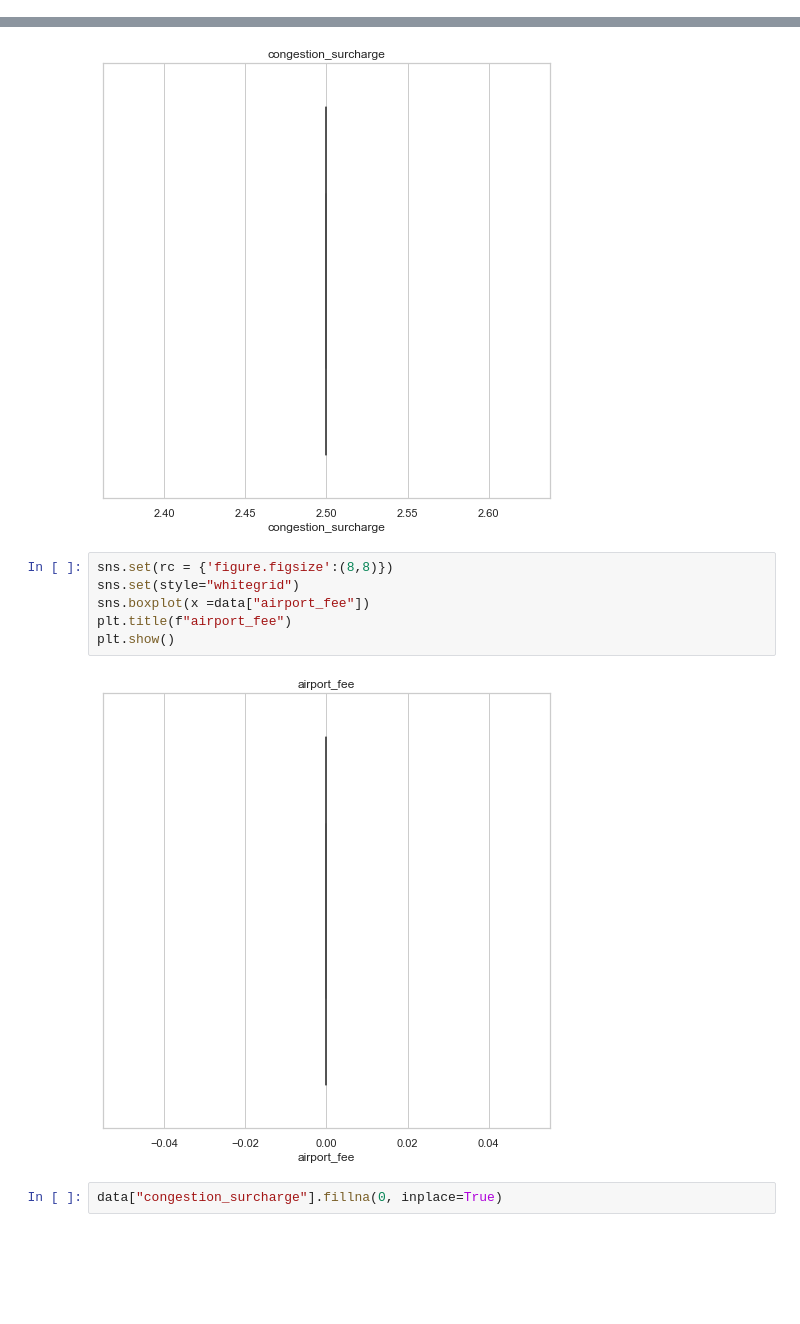
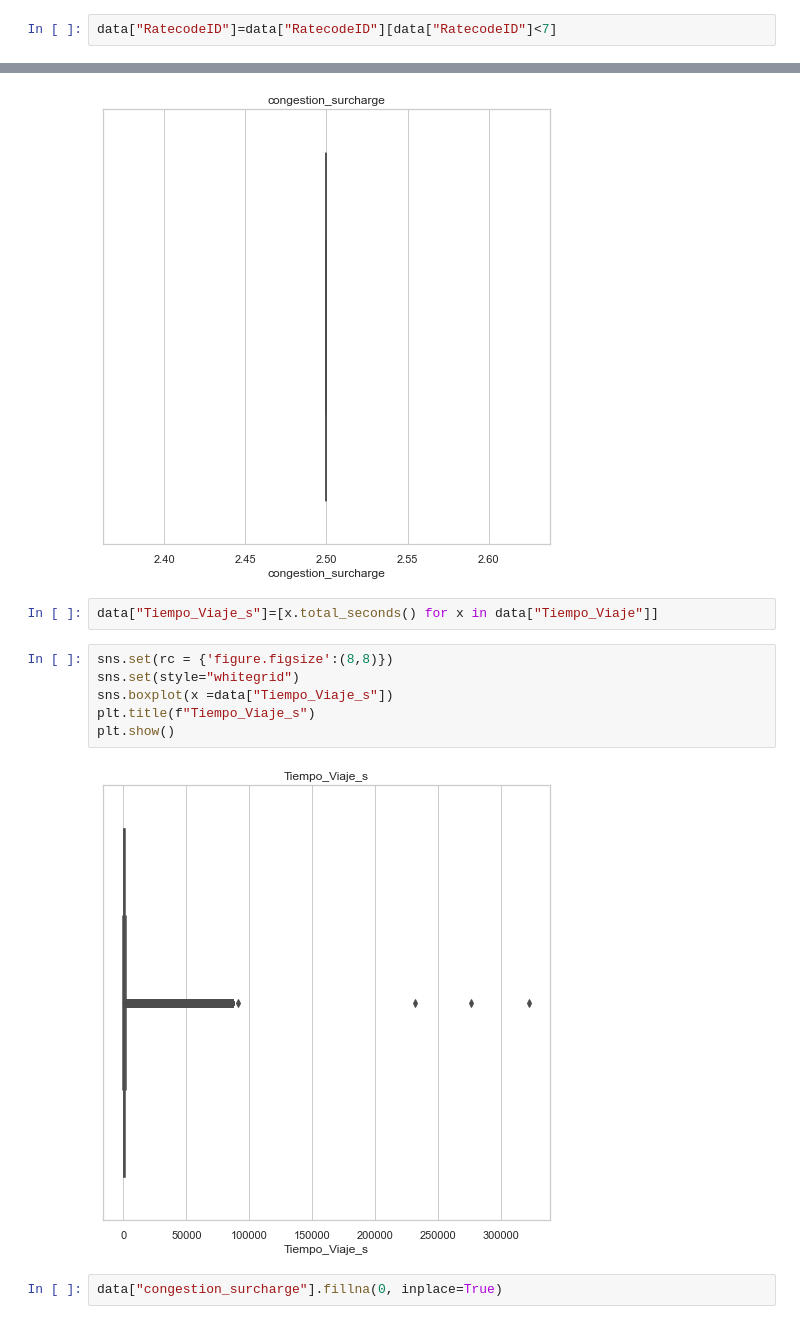
Before and after one commit to Ramirez-L/Proyecto_Taxis_Grupo_11, a Jupyter notebook: Exploracion/Dataset_Taxis.ipynb, the cells around one changed output, grey strips where cells are left out. Drawn from its saved outputs; the diff is of its cells as text; blank space fills up the shorter version.

```diff
--- a/Exploracion/Dataset_Taxis.ipynb
+++ b/Exploracion/Dataset_Taxis.ipynb
@@ -351,3 +343,5 @@ data.describe()
+# %%
+data["RatecodeID"]=data["RatecodeID"][data["RatecodeID"]<7]
 # %% [markdown]
 ### Valores alejados
 # %%
@@ -488,14 +464,16 @@ plt.title(f"congestion_surcharge")
 plt.show()
 # %% [output]
 [figure]
+# %%
+data["Tiempo_Viaje_s"]=[x.total_seconds() for x in data["Tiempo_Viaje"]]
 # %%
 sns.set(rc = {'figure.figsize':(8,8)})
 sns.set(style="whitegrid")
-sns.boxplot(x =data["airport_fee"])
-plt.title(f"airport_fee")
+sns.boxplot(x =data["Tiempo_Viaje_s"])
+plt.title(f"Tiempo_Viaje_s")
 plt.show()
 # %% [output]
-[figure, old version]
+[figure, new version]
 # %%
 data["congestion_surcharge"].fillna(0, inplace=True)
 # %%
```
Also changed, not shown: parts of 90 cells of this notebook.
